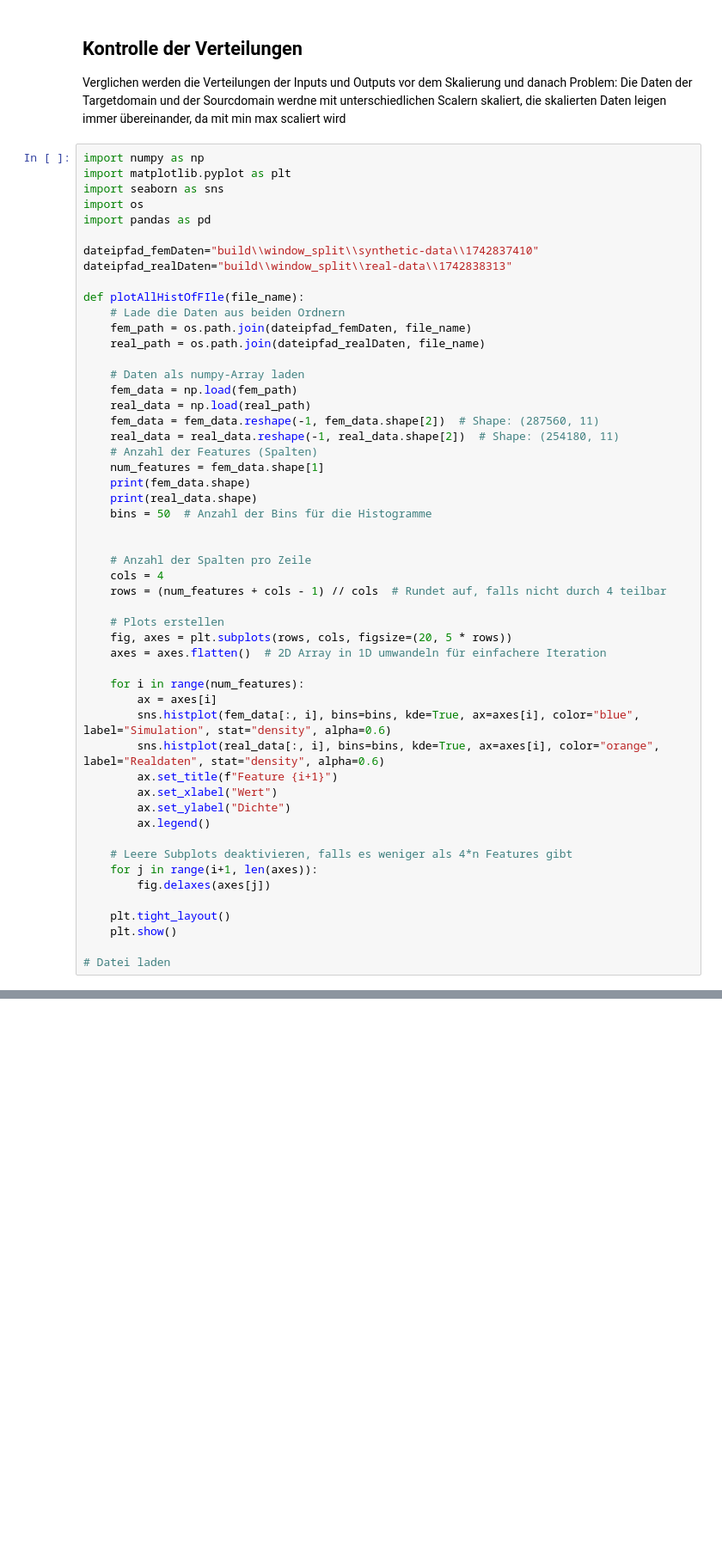
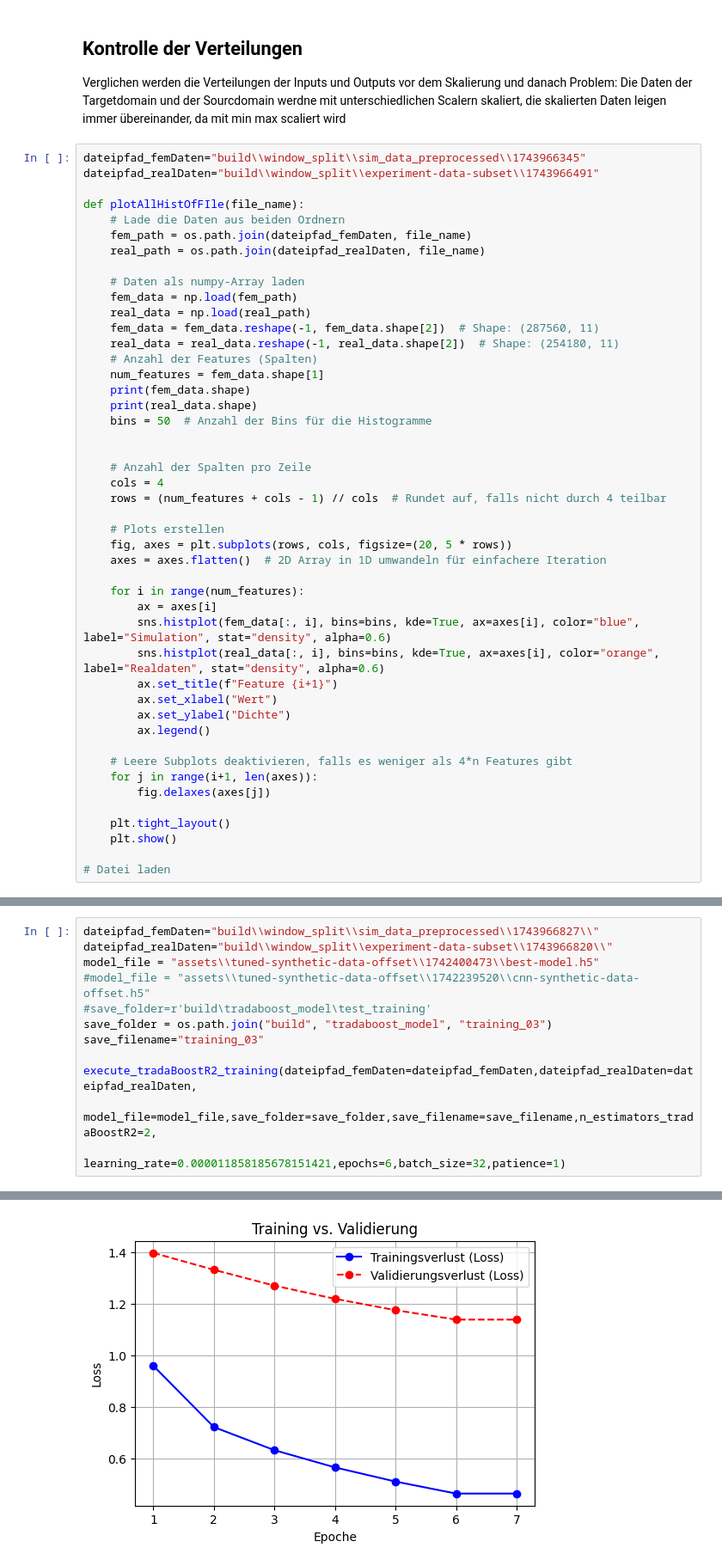
Before and after one commit to dkspindola/adp-machine-learning, a Jupyter notebook: domAdap_TradaBoostR2.ipynb, the cells around one changed output, grey strips where cells are left out. Shown at 86% size. Saved outputs shown, nothing was run; the diff lists cells and outputs as text; blank space fills up the shorter version.

Commit message:
Update von TradaBoostR2 Pipeline, Dokumentation und Early stopping

```diff
--- a/domAdap_TradaBoostR2.ipynb
+++ b/domAdap_TradaBoostR2.ipynb
@@ -83,14 +148,8 @@ WindowSplittingExecution.execute(DATA,
 Verglichen werden die Verteilungen der Inputs und Outputs vor dem Skalierung und danach
 Problem: Die Daten der Targetdomain und der Sourcdomain werdne mit unterschiedlichen Scalern skaliert, die skalierten Daten leigen immer übereinander, da mit min max scaliert wird
 # %%
-import numpy as np
-import matplotlib.pyplot as plt
-import seaborn as sns
-import os
-import pandas as pd
-
-dateipfad_femDaten="build\\window_split\\synthetic-data\\1742837410"
-dateipfad_realDaten="build\\window_split\\real-data\\1742838313"
+dateipfad_femDaten="build\\window_split\\sim_data_preprocessed\\1743966345"
+dateipfad_realDaten="build\\window_split\\experiment-data-subset\\1743966491"
 
 def plotAllHistOfFIle(file_name):
     # Lade die Daten aus beiden Ordnern
@@ -140,0 +415,13 @@ plotAllHistOfFIle("y-train-scaled.npy")
+# %%
+dateipfad_femDaten="build\\window_split\\sim_data_preprocessed\\1743966827\\"
+dateipfad_realDaten="build\\window_split\\experiment-data-subset\\1743966820\\"
+model_file = "assets\\tuned-synthetic-data-offset\\1742400473\\best-model.h5"
+#model_file = "assets\\tuned-synthetic-data-offset\\1742239520\\cnn-synthetic-data-offset.h5"
+#save_folder=r'build\tradaboost_model\test_training'
+save_folder = os.path.join("build", "tradaboost_model", "training_03")
+save_filename="training_03"
+
+execute_tradaBoostR2_training(dateipfad_femDaten=dateipfad_femDaten,dateipfad_realDaten=dateipfad_realDaten,
+                              model_file=model_file,save_folder=save_folder,save_filename=save_filename,n_estimators_tradaBoostR2=2,
+                              learning_rate=0.000011858185678151421,epochs=6,batch_size=32,patience=1)
+# %% [output]
@@ -140,0 +445 @@ plotAllHistOfFIle("y-train-scaled.npy")
+[figure, added]
```
Also changed, not shown: parts of 23 cells of this notebook.
